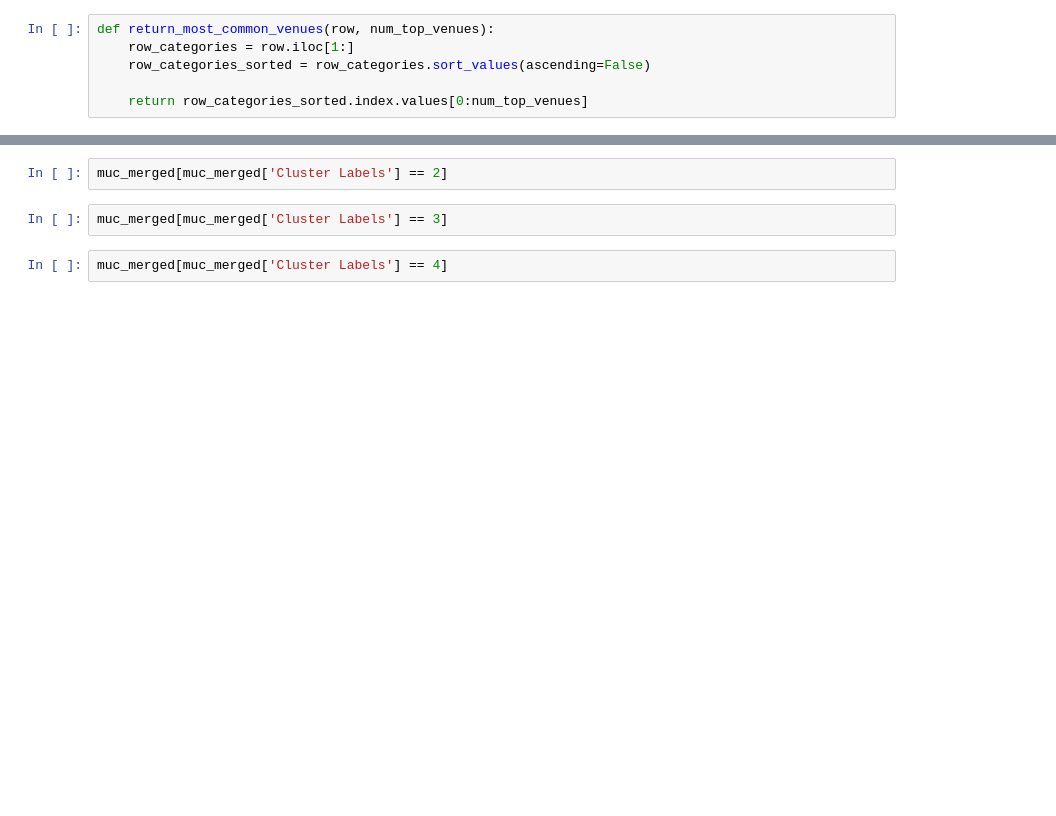
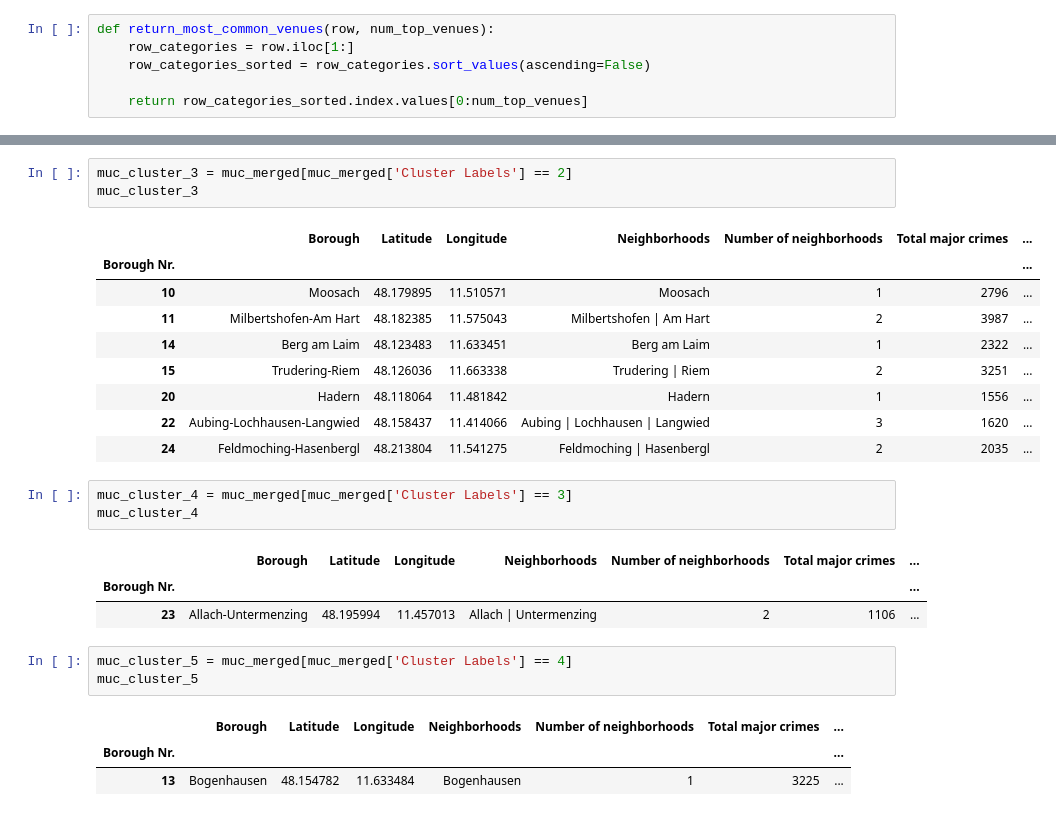
Before and after one commit to RocketClimber/Coursera_Capstone, a Jupyter notebook: MunichNeighborhoods.ipynb, the cells around one changed output, grey strips where cells are left out. Saved outputs shown, nothing was run; the diff lists cells and outputs as text; blank space fills up the shorter version.

```diff
--- a/MunichNeighborhoods.ipynb
+++ b/MunichNeighborhoods.ipynb
@@ -1063,6 +1063,27 @@ muc_merged[muc_merged['Cluster Labels'] == 1]
 # %%
-muc_merged[muc_merged['Cluster Labels'] == 2]
+muc_cluster_3 = muc_merged[muc_merged['Cluster Labels'] == 2]
+muc_cluster_3
+# %% [output]
+|  | Borough | Latitude | Longitude | Neighborhoods | Number of neighborhoods | Total major crimes | ... |
+| Borough Nr. |  |  |  |  |  |  | ... |
+| 10 | Moosach | 48.179895 | 11.510571 | Moosach | 1 | 2796 | ... |
+| 11 | Milbertshofen-Am Hart | 48.182385 | 11.575043 | Milbertshofen | Am Hart | 2 | 3987 | ... |
+| 14 | Berg am Laim | 48.123483 | 11.633451 | Berg am Laim | 1 | 2322 | ... |
+| 15 | Trudering-Riem | 48.126036 | 11.663338 | Trudering | Riem | 2 | 3251 | ... |
+| 20 | Hadern | 48.118064 | 11.481842 | Hadern | 1 | 1556 | ... |
+| 22 | Aubing-Lochhausen-Langwied | 48.158437 | 11.414066 | Aubing | Lochhausen | Langwied | 3 | 1620 | ... |
+| 24 | Feldmoching-Hasenbergl | 48.213804 | 11.541275 | Feldmoching | Hasenbergl | 2 | 2035 | ... |
 # %%
-muc_merged[muc_merged['Cluster Labels'] == 3]
+muc_cluster_4 = muc_merged[muc_merged['Cluster Labels'] == 3]
+muc_cluster_4
+# %% [output]
+|  | Borough | Latitude | Longitude | Neighborhoods | Number of neighborhoods | Total major crimes | ... |
+| Borough Nr. |  |  |  |  |  |  | ... |
+| 23 | Allach-Untermenzing | 48.195994 | 11.457013 | Allach | Untermenzing | 2 | 1106 | ... |
 # %%
-muc_merged[muc_merged['Cluster Labels'] == 4]
+muc_cluster_5 = muc_merged[muc_merged['Cluster Labels'] == 4]
+muc_cluster_5
+# %% [output]
+|  | Borough | Latitude | Longitude | Neighborhoods | Number of neighborhoods | Total major crimes | ... |
+| Borough Nr. |  |  |  |  |  |  | ... |
+| 13 | Bogenhausen | 48.154782 | 11.633484 | Bogenhausen | 1 | 3225 | ... |
```
Also changed, not shown: parts of 25 cells of this notebook.
